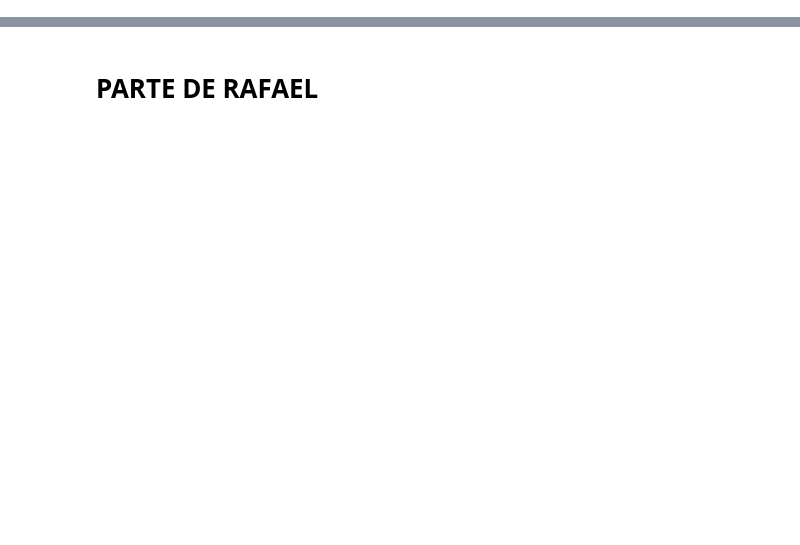
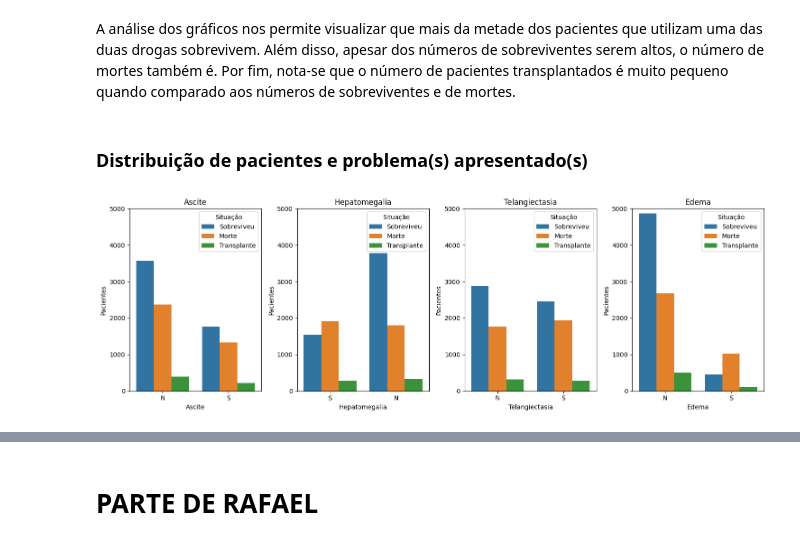
Before and after one commit to rodrigo0567/Cirrosifier-TRAINEES1, a Jupyter notebook: notebooks/eda_categoricos.ipynb, the cells around one changed output, grey strips where cells are left out. Drawn from its saved outputs; the diff is of its cells as text; code cells hidden in the pictures; blank space fills up the shorter version.

```diff
--- a/notebooks/eda_categoricos.ipynb
+++ b/notebooks/eda_categoricos.ipynb
@@ -0,0 +72,40 @@
+# %% [markdown]
+A análise dos gráficos nos permite visualizar que mais da metade dos pacientes que utilizam uma das duas drogas sobrevivem. Além disso, apesar dos números de sobreviventes serem altos, o número de mortes também é. Por fim, nota-se que o número de pacientes transplantados é muito pequeno quando comparado aos números de sobreviventes e de mortes.
+# %% [markdown]
+### Distribuição de pacientes e problema(s) apresentado(s)
+# %%
+fig, axs = plt.subplots(1, 4, figsize=(15, 5))
+
+sns.countplot(data=df_cirrose, x='Ascite', hue='Situação', ax=axs[0])
+axs[0].set_title('Ascite')
+axs[0].set_xlabel('Ascite')
+axs[0].set_ylabel('Pacientes')
+axs[0].set_ylim(0, 5000)
+axs[0].legend(title='Situação')
+
+sns.countplot(data=df_cirrose, x='Hepatomegalia', hue='Situação', ax=axs[1])
+axs[1].set_title('Hepatomegalia')
+axs[1].set_xlabel('Hepatomegalia')
+axs[1].set_ylabel('Pacientes')
+axs[1].set_ylim(0, 5000)
+axs[1].legend(title='Situação')
+
+sns.countplot(data=df_cirrose, x='Telangiectasia', hue='Situação', ax=axs[2])
+axs[2].set_title('Telangiectasia')
+axs[2].set_xlabel('Telangiectasia')
+axs[2].set_ylabel('Pacientes')
+axs[2].set_ylim(0, 5000)
+axs[2].legend(title='Situação')
+
+sns.countplot(data=df_cirrose, x='Edema', hue='Situação', ax=axs[3])
+axs[3].set_title('Edema')
+axs[3].set_xlabel('Edema')
+axs[3].set_ylabel('Pacientes')
+axs[3].set_ylim(0, 5000)
+axs[3].legend(title='Situação')
+
+plt.tight_layout()
+
+plt.show()
+# %% [output]
+[figure, added]
```
Also changed, not shown: parts of 27 cells of this notebook, 1 other file.
